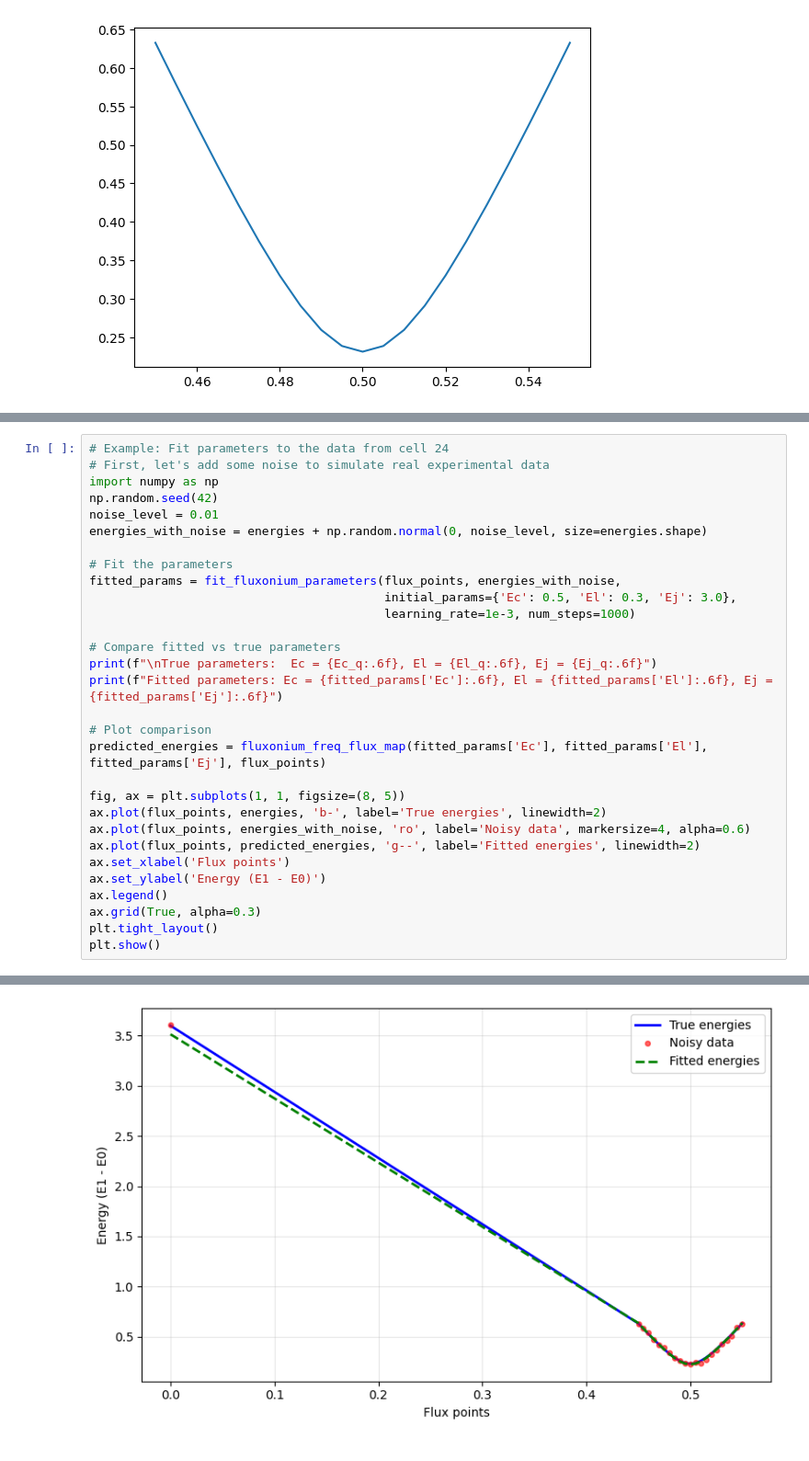
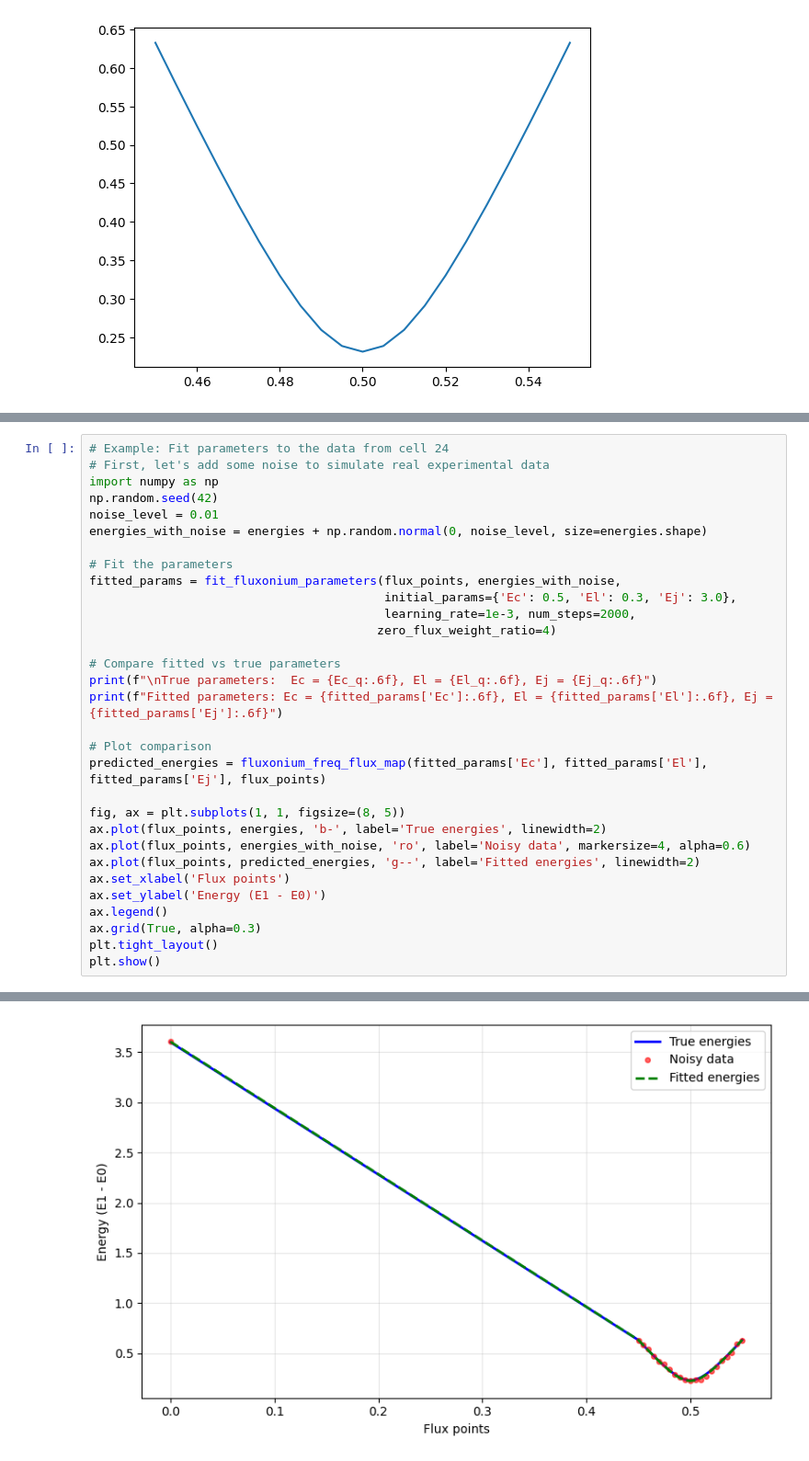
Before and after one commit to EQuS/jaxquantum, a Jupyter notebook: experiments/devices/tutorials/3-fluxonium.ipynb, the cells around one changed output, grey strips where cells are left out. Shown at 92% size. Drawn from its saved outputs; the diff is of its cells as text.

```diff
--- a/experiments/devices/tutorials/3-fluxonium.ipynb
+++ b/experiments/devices/tutorials/3-fluxonium.ipynb
@@ -464,7 +486,8 @@ energies_with_noise = energies + np.random.normal(0, noise_level, size=energies.
 # Fit the parameters
 fitted_params = fit_fluxonium_parameters(flux_points, energies_with_noise,
                                          initial_params={'Ec': 0.5, 'El': 0.3, 'Ej': 3.0},
-                                         learning_rate=1e-3, num_steps=1000)
+                                         learning_rate=1e-3, num_steps=2000,
+                                        zero_flux_weight_ratio=4)
 
 # Compare fitted vs true parameters
 print(f"\nTrue parameters:  Ec = {Ec_q:.6f}, El = {El_q:.6f}, Ej = {Ej_q:.6f}")
@@ -505 +527 @@ Fitted parameters: Ec = 0.753194, El = 0.379039, Ej = 2.727390
-[figure, old version]
+[figure, new version]
```
Also changed, not shown: parts of 3 cells of this notebook, 3 other files.
